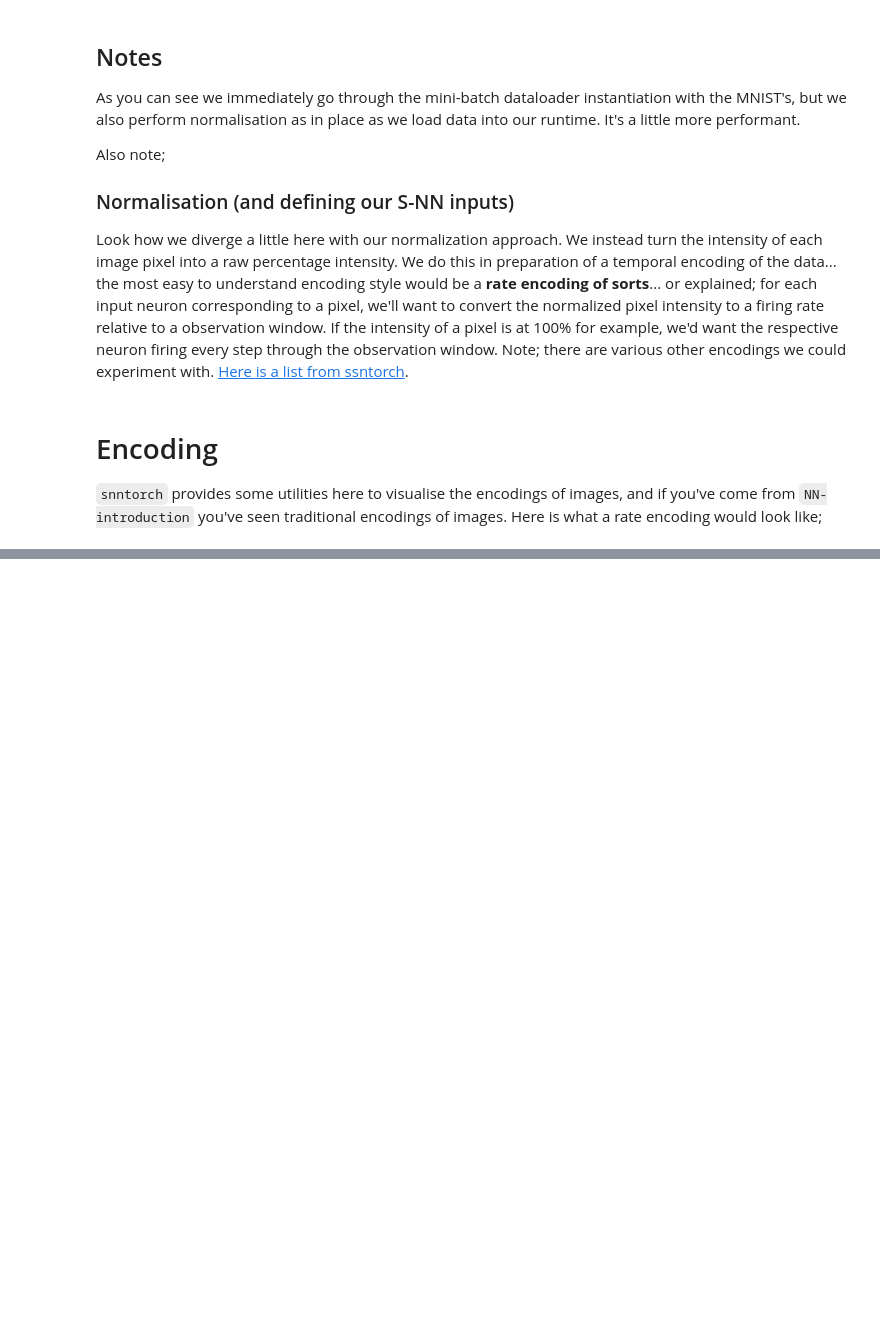
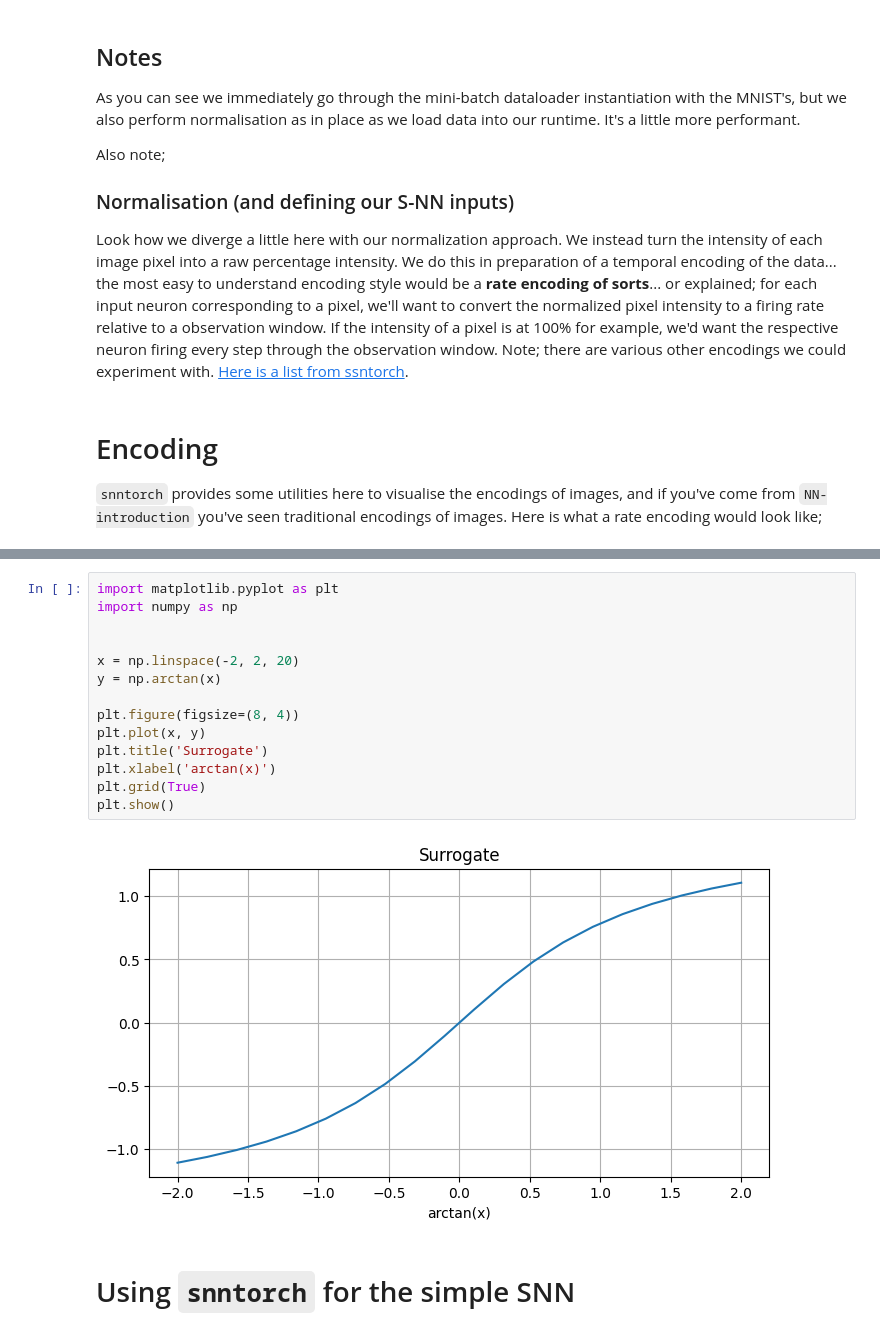
Before and after one commit to suessflorian/spiking-neurons, a Jupyter notebook: S-NN.ipynb, the cells around one changed output, grey strips where cells are left out. Cells and saved outputs as stored; diff of their text form; blank space fills up the shorter version.

```diff
--- a/S-NN.ipynb
+++ b/S-NN.ipynb
@@ -65,3 +74,21 @@ We also need to define a **observation window** which defines how many steps we
+# %%
+import matplotlib.pyplot as plt
+import numpy as np
+
+
+x = np.linspace(-2, 2, 20)
+y = np.arctan(x)
+
+plt.figure(figsize=(8, 4))
+plt.plot(x, y)
+plt.title('Surrogate')
+plt.xlabel('arctan(x)')
+plt.grid(True)
+plt.show()
+# %% [output]
+[figure, added]
+# %% [markdown]
+# Using `snntorch` for the simple SNN
 # %%
 import torch
 import torch.nn as nn
```
Also changed, not shown: parts of 8 cells of this notebook, 1 other file.
